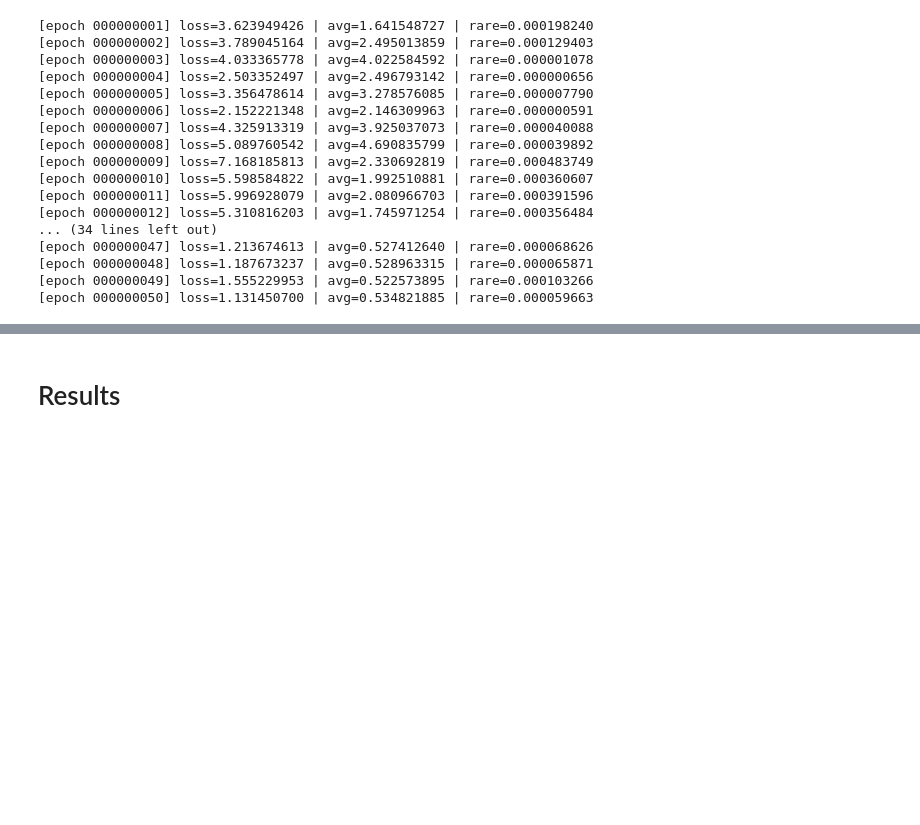
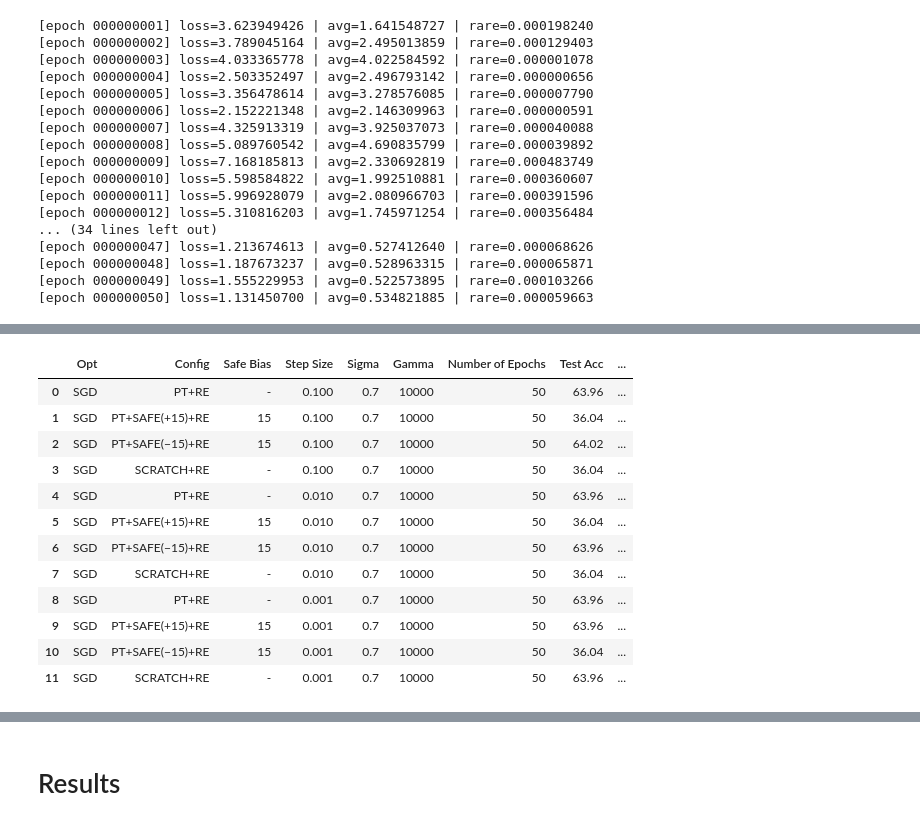
Before and after one commit to Wmeesena/Safe_Start, a Jupyter notebook: MAGIC/experiments.ipynb, the cells around one changed output, grey strips where cells are left out. Drawn from its saved outputs; the diff is of its cells as text; code cells hidden in the pictures; blank space fills up the shorter version.

```diff
--- a/MAGIC/experiments.ipynb
+++ b/MAGIC/experiments.ipynb
@@ -167,0 +517,38 @@ results = train_all(X_train, y_train,pre_model, 50, GAMMA, SAMPLES_TRAIN, SIGMA,
+# %%
+config_map = {
+    "init_naive": "SCRATCH+RE",
+    "naive": "PT+RE",
+    "safe": "PT+SAFE(+15)+RE",
+    "safe_neg": "PT+SAFE(−15)+RE",
+}
+safe_bias_map = {"safe": 15, "safe_neg": 15}
+
+df_sgd_large = results_to_df(
+    final_results,
+    config_map=config_map,
+    safe_bias_map=safe_bias_map,
+    sigma=0.7,
+    gamma=10_000,
+    num_epochs=50,
+    percent=True,
+)
+
+# If you also want a version that keeps only the three headline columns:
+# df_view = df[["Opt","Config","Safe Bias","Step Size","Sigma","Gamma","Number of Epochs",
+#               "Test Acc","Test Acc (95% CI)","RA","RA (95% CI)","CRA","CRA (95% CI)"]]
+# %%
+df_sgd_large
+# %% [output]
+|  | Opt | Config | Safe Bias | Step Size | Sigma | Gamma | Number of Epochs | Test Acc | ... |
+| 0 | SGD | PT+RE | - | 0.100 | 0.7 | 10000 | 50 | 63.96 | ... |
+| 1 | SGD | PT+SAFE(+15)+RE | 15 | 0.100 | 0.7 | 10000 | 50 | 36.04 | ... |
+| 2 | SGD | PT+SAFE(−15)+RE | 15 | 0.100 | 0.7 | 10000 | 50 | 64.02 | ... |
+| 3 | SGD | SCRATCH+RE | - | 0.100 | 0.7 | 10000 | 50 | 36.04 | ... |
+| 4 | SGD | PT+RE | - | 0.010 | 0.7 | 10000 | 50 | 63.96 | ... |
+| 5 | SGD | PT+SAFE(+15)+RE | 15 | 0.010 | 0.7 | 10000 | 50 | 36.04 | ... |
+| 6 | SGD | PT+SAFE(−15)+RE | 15 | 0.010 | 0.7 | 10000 | 50 | 63.96 | ... |
+| 7 | SGD | SCRATCH+RE | - | 0.010 | 0.7 | 10000 | 50 | 36.04 | ... |
+| 8 | SGD | PT+RE | - | 0.001 | 0.7 | 10000 | 50 | 63.96 | ... |
+| 9 | SGD | PT+SAFE(+15)+RE | 15 | 0.001 | 0.7 | 10000 | 50 | 63.96 | ... |
+| 10 | SGD | PT+SAFE(−15)+RE | 15 | 0.001 | 0.7 | 10000 | 50 | 36.04 | ... |
+| 11 | SGD | SCRATCH+RE | - | 0.001 | 0.7 | 10000 | 50 | 63.96 | ... |
```
Also changed, not shown: parts of 8 cells of this notebook.
